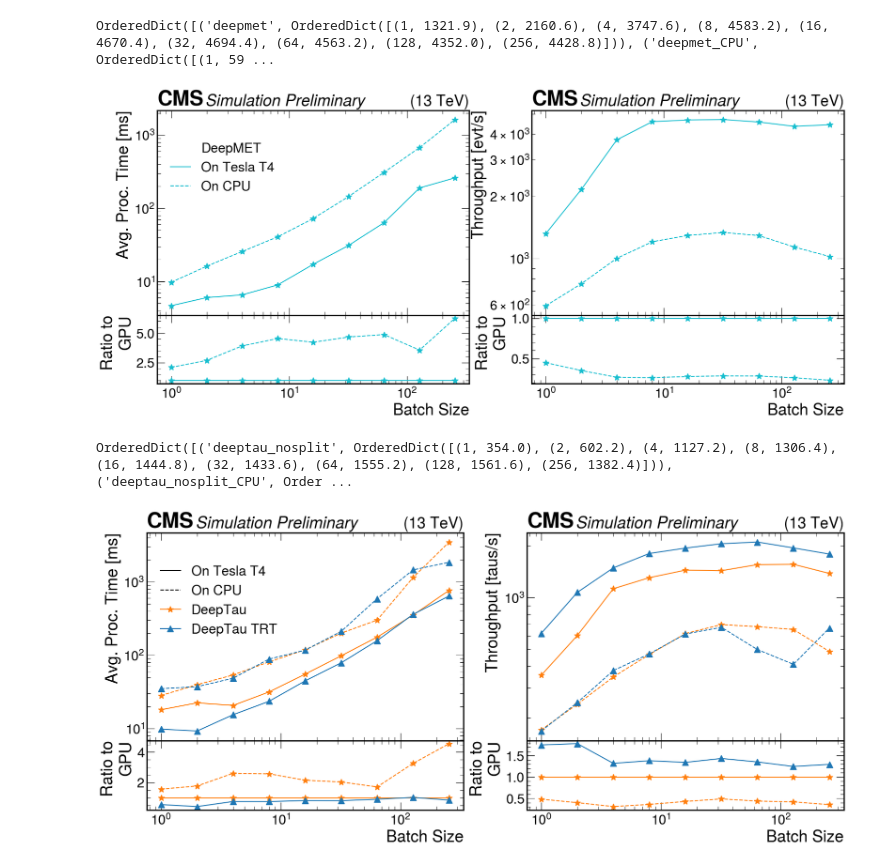
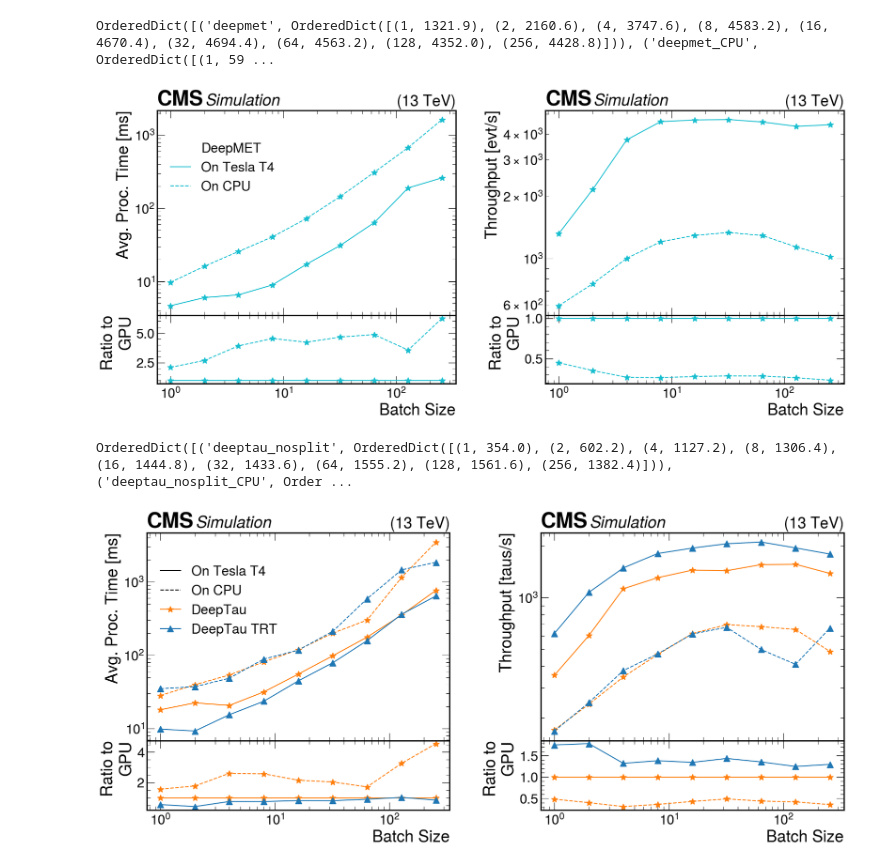
Before and after one commit to yongbinfeng/SONIC_miniAOD_paper_2022, a Jupyter notebook: Models_perf_analyzer_plots.ipynb, the cells around one changed output. Drawn from its saved outputs; the diff is of its cells as text; code cells hidden in the pictures.

```diff
--- a/Models_perf_analyzer_plots.ipynb
+++ b/Models_perf_analyzer_plots.ipynb
@@ -121,13 +123,15 @@ def Plot(models, outputname):
     #axs[0, 1].legend()
 
     #hep.cms.label(label='Simulation', loc=0)
-    hep.cms.label(label='Preliminary', loc=0, ax=axs[0,0])
-    hep.cms.label(label='Preliminary', loc=0, ax=axs[0,1])
-    #hep.cms.label(loc=0, ax=axs[0,0])
-    #hep.cms.label(loc=0, ax=axs[0,1])
+    if doPAS:
+        hep.cms.label(label='Preliminary', loc=0, ax=axs[0,0])
+        hep.cms.label(label='Preliminary', loc=0, ax=axs[0,1])
+    else:
+        hep.cms.label(loc=0, ax=axs[0,0])
+        hep.cms.label(loc=0, ax=axs[0,1])
     #hep.cms.lumitext(text='Simulation', ax=None, fontname=None, fontsize=None)
 
-    fig.subplots_adjust(hspace=0)
+    fig.subplots_adjust(hspace=0,wspace=0.3)
     fig.savefig(folder+f"{outputname}.png")
     fig.savefig(folder+f"{outputname}.pdf")
 Plot(['particlenet_AK4', 'particlenet_AK4_TRT', 'particlenet_AK4_PT', 'particlenet_AK4_CPU', 'particlenet_AK4_TRT_CPU', 'particlenet_AK4_PT_CPU'], 'latencies_throughputs_pn')
@@ -259,19 +263,21 @@ def Plot(models, outputname):
     #axs[0, 1].legend()
 
     #hep.cms.label(label='Simulation', loc=0)
-    hep.cms.label(label='Preliminary', loc=0, ax=axs[0,0])
-    hep.cms.label(label='Preliminary', loc=0, ax=axs[0,1])
-    #hep.cms.label(loc=0, ax=axs[0,0])
-    #hep.cms.label(loc=0, ax=axs[0,1])
+    if doPAS:
+        hep.cms.label(label='Preliminary', loc=0, ax=axs[0,0])
+        hep.cms.label(label='Preliminary', loc=0, ax=axs[0,1])
+    else:
+        hep.cms.label(loc=0, ax=axs[0,0])
+        hep.cms.label(loc=0, ax=axs[0,1])
     #hep.cms.lumitext(text='Simulation', ax=None, fontname=None, fontsize=None)
 
-    fig.subplots_adjust(hspace=0)
+    fig.subplots_adjust(hspace=0,wspace=0.3)
     fig.savefig(folder+f"{outputname}.png")
     fig.savefig(folder+f"{outputname}.pdf")
 Plot(['deepmet', 'deepmet_CPU'], 'latencies_throughputs_deepmet')
 # %% [output]
 OrderedDict([('deepmet', OrderedDict([(1, 1321.9), (2, 2160.6), (4, 3747.6), (8, 4583.2), (16, 4670.4), (32, 4694.4), (64, 4563.2), (128, 4352.0), (256, 4428.8)])), ('deepmet_CPU', OrderedDict([(1, 59 ...
-[figure, old version]
+[figure, new version]
 # %%
 throughputs = OrderedDict()
 latencys = OrderedDict()
@@ -359,39 +365,41 @@ def Plot(models, outputname):
             break
 
     axs[1, 0].set_xlabel('Batch Size')
     axs[1, 0].set_ylabel('Ratio to\nGPU')
     axs[1, 0].set_xscale('log')
     axs[0, 0].set_ylabel('Avg. Proc. Time [ms]')
     axs[0, 0].set_yscale('log')
     axs[0, 0].set_xticklabels([])
     axs[0, 0].set_xscale('log')
     #axs[0, 0].text(1, 300, 'Solid line: Tesla T4; Dashed line: CPU', fontsize = 22)
     axs[0, 0].legend()
 
     axs[1, 1].set_xlabel('Batch Size')
     axs[1, 1].set_ylabel('Ratio to\nGPU')
     axs[1, 1].set_xscale('log')
     axs[0, 1].set_ylabel('Throughput [taus/s]')
     axs[0, 1].set_yscale('log')
     axs[0, 1].set_xticklabels([])
     axs[0, 1].set_xscale('log')
     #axs[0, 1].legend()
 
     #hep.cms.label(label='Simulation', loc=0)
-    hep.cms.label(label='Preliminary', loc=0, ax=axs[0,0])
-    hep.cms.label(label='Preliminary', loc=0, ax=axs[0,1])
-    #hep.cms.label(loc=0, ax=axs[0,0])
-    #hep.cms.label(loc=0, ax=axs[0,1])
+    if doPAS:
+        hep.cms.label(label='Preliminary', loc=0, ax=axs[0,0])
+        hep.cms.label(label='Preliminary', loc=0, ax=axs[0,1])
+    else:
+        hep.cms.label(loc=0, ax=axs[0,0])
+        hep.cms.label(loc=0, ax=axs[0,1])
     #hep.cms.lumitext(text='Simulation', ax=None, fontname=None, fontsize=None)
 
-    fig.subplots_adjust(hspace=0)
+    fig.subplots_adjust(hspace=0,wspace=0.3)
     fig.savefig(folder+f"{outputname}.png")
     fig.savefig(folder+f"{outputname}.pdf")
 Plot(['deeptau_nosplit', 'deeptau_nosplit_CPU', 'deeptau_nosplit_trt', 'deeptau_nosplit_trt_CPU'], 'latencies_throughputs_deeptau')
 #Plot(['particlenet_AK4', 'particlenet_AK4_PT'], 'Test')
 # %% [output]
 OrderedDict([('deeptau_nosplit', OrderedDict([(1, 354.0), (2, 602.2), (4, 1127.2), (8, 1306.4), (16, 1444.8), (32, 1433.6), (64, 1555.2), (128, 1561.6), (256, 1382.4)])), ('deeptau_nosplit_CPU', Order ...
-[figure, old version]
+[figure, new version]
 # %%
 throughputs = OrderedDict()
 latencys = OrderedDict()
```
Also changed, not shown: parts of 3 cells of this notebook, 2 other files.
